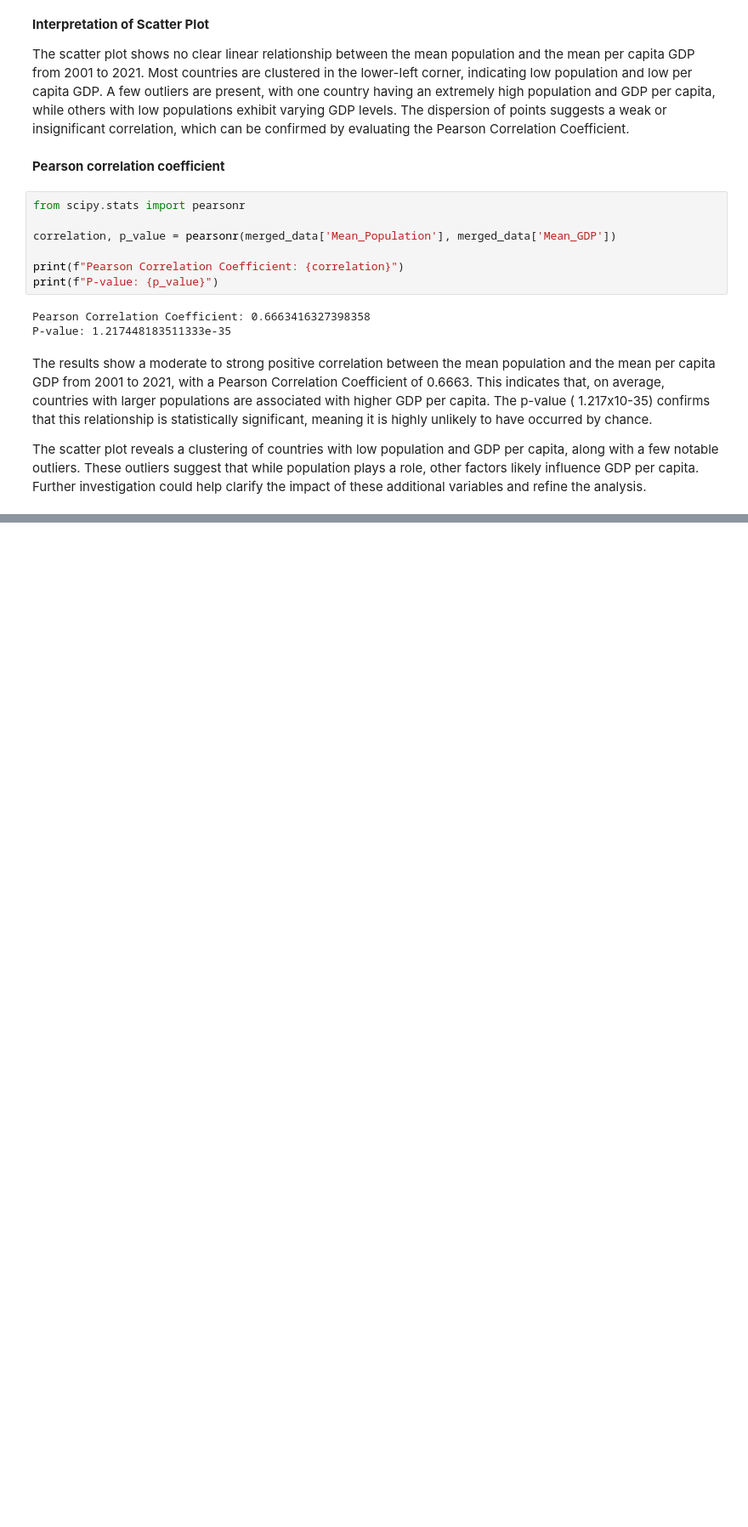
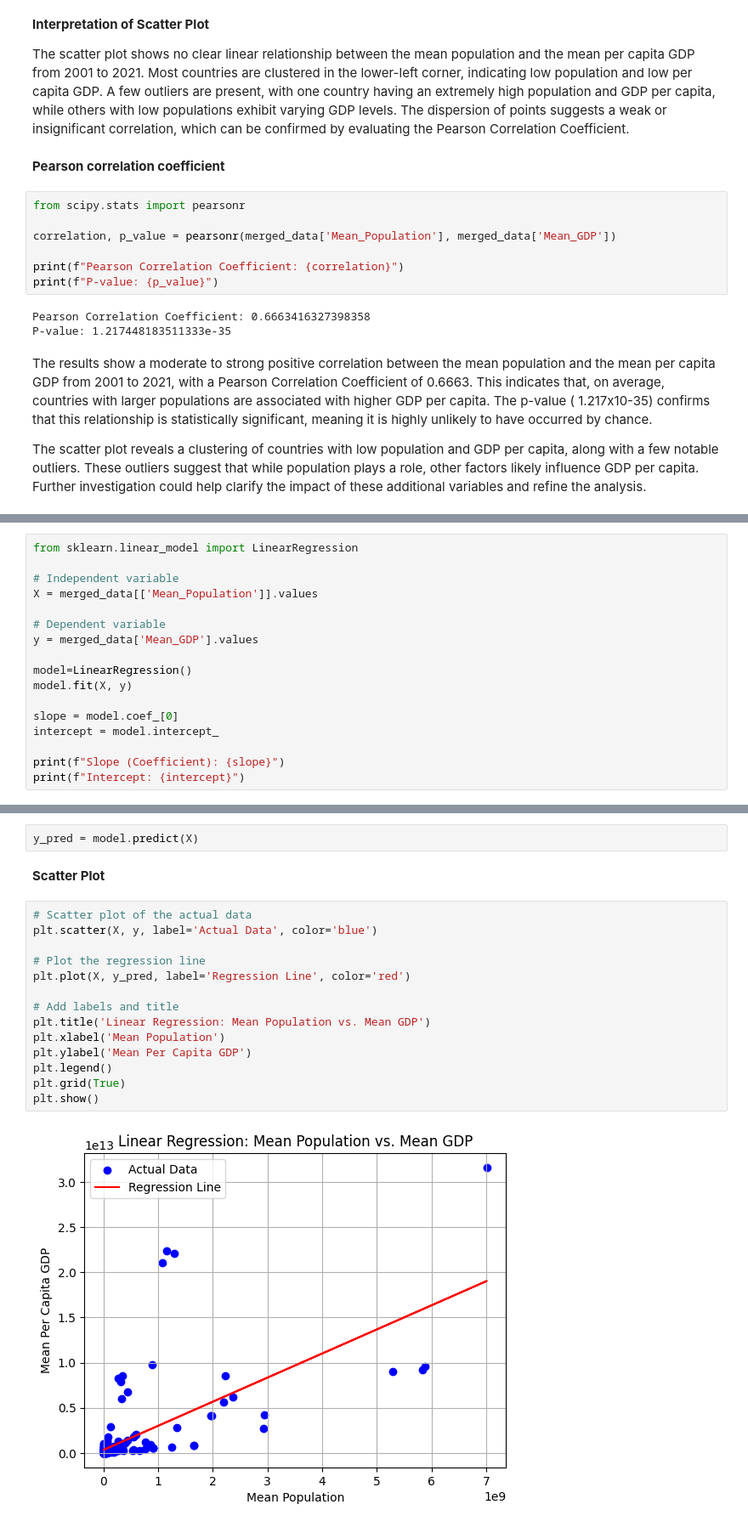
Before and after one commit to dzervenes/Machine-Learning-module, a Jupyter notebook: Unit_4_Seminar_Preparation.ipynb, the cells around one changed output, grey strips where cells are left out. Shown at 85% size. Cells and saved outputs as stored; diff of their text form; blank space fills up the shorter version.

```diff
--- a/Unit_4_Seminar_Preparation.ipynb
+++ b/Unit_4_Seminar_Preparation.ipynb
@@ -223,0 +226,17 @@ The scatter plot reveals a clustering of countries with low population and GDP p
+# %%
+from sklearn.linear_model import LinearRegression
+
+# Independent variable
+X = merged_data[['Mean_Population']].values
+
+# Dependent variable
+y = merged_data['Mean_GDP'].values
+
+model=LinearRegression()
+model.fit(X, y)
+
+slope = model.coef_[0]
+intercept = model.intercept_
+
+print(f"Slope (Coefficient): {slope}")
+print(f"Intercept: {intercept}")
@@ -223,0 +250,20 @@ The scatter plot reveals a clustering of countries with low population and GDP p
+# %%
+y_pred = model.predict(X)
+# %% [markdown]
+**Scatter Plot**
+# %%
+# Scatter plot of the actual data
+plt.scatter(X, y, label='Actual Data', color='blue')
+
+# Plot the regression line
+plt.plot(X, y_pred, label='Regression Line', color='red')
+
+# Add labels and title
+plt.title('Linear Regression: Mean Population vs. Mean GDP')
+plt.xlabel('Mean Population')
+plt.ylabel('Mean Per Capita GDP')
+plt.legend()
+plt.grid(True)
+plt.show()
+# %% [output]
+[figure, added]
```
Also changed, not shown: parts of 7 cells of this notebook.
